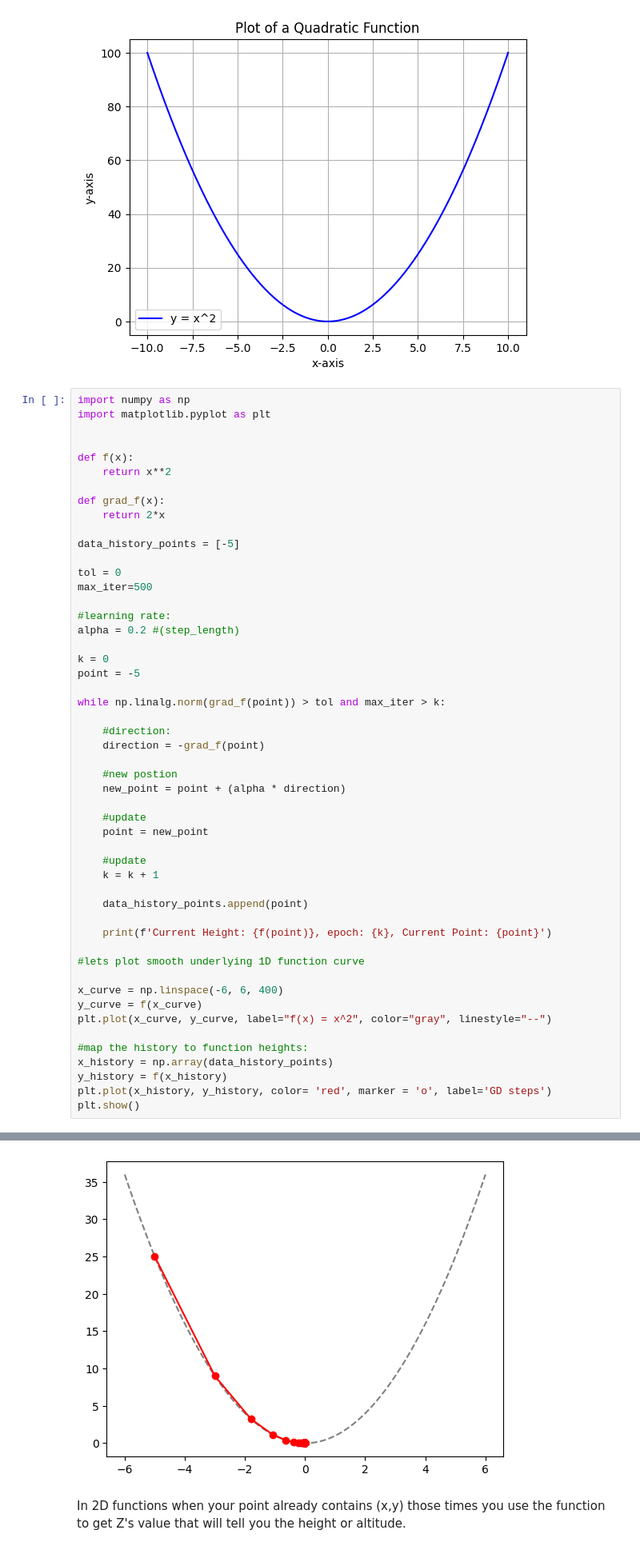
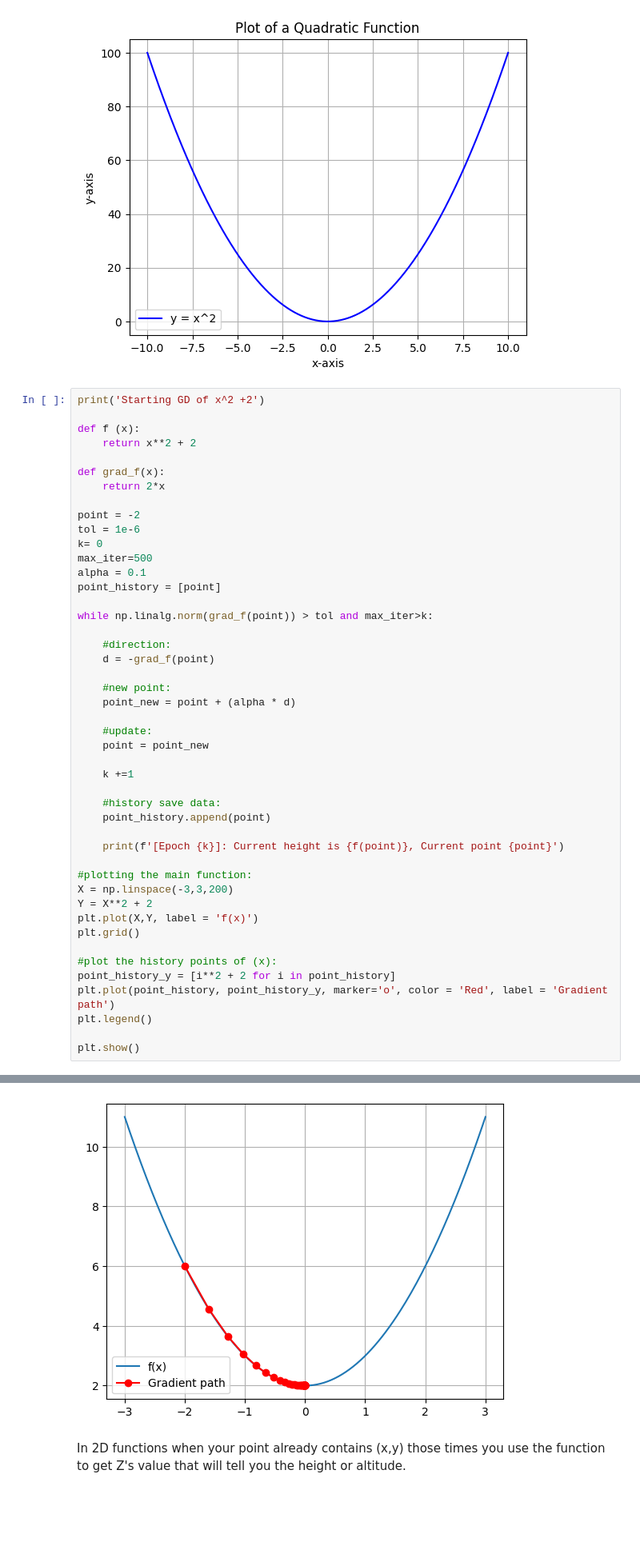
Before and after one commit to GWSuryaYT/ML-Practice, a Jupyter notebook: Optimizations/Normal GD/gradient-decent-graph.ipynb, the cells around one changed output, grey strips where cells are left out. Shown at 80% size. Drawn from its saved outputs; the diff is of its cells as text; blank space fills up the shorter version.

```diff
--- a/Optimizations/Normal GD/gradient-decent-graph.ipynb
+++ b/Optimizations/Normal GD/gradient-decent-graph.ipynb
@@ -29,54 +29,49 @@ plt.show()
 # %% [output]
 [figure]
 # %%
-import numpy as np
-import matplotlib.pyplot as plt
+print('Starting GD of x^2 +2')
 
-
-def f(x):
-    return x**2
+def f (x):
+    return x**2 + 2
 
 def grad_f(x):
     return 2*x
 
-data_history_points = [-5]
+point = -2
+tol = 1e-6
+k= 0
+max_iter=500
+alpha = 0.1
+point_history = [point]
 
-tol = 0
-max_iter=500
-
-#learning rate:
-alpha = 0.2 #(step_length)
-
-k = 0
-point = -5
-
-while np.linalg.norm(grad_f(point)) > tol and max_iter > k:
+while np.linalg.norm(grad_f(point)) > tol and max_iter>k:
 
     #direction:
-    direction = -grad_f(point)
+    d = -grad_f(point)
 
-    #new postion
-    new_point = point + (alpha * direction)
+    #new point:
+    point_new = point + (alpha * d)
 
-    #update
-    point = new_point
+    #update:
+    point = point_new
 
-    #update
-    k = k + 1
+    k +=1
 
-    data_history_points.append(point)
+    #history save data:
+    point_history.append(point)
 
-    print(f'Current Height: {f(point)}, epoch: {k}, Current Point: {point}')
+    print(f'[Epoch {k}]: Current height is {f(point)}, Current point {point}')
 
-#lets plot smooth underlying 1D function curve
+#plotting the main function:
+X = np.linspace(-3,3,200)
+Y = X**2 + 2
+plt.plot(X,Y, label = 'f(x)')
+plt.grid()
 
-x_curve = np.linspace(-6, 6, 400)
-y_curve = f(x_curve)
-plt.plot(x_curve, y_curve, label="f(x) = x^2", color="gray", linestyle="--")
+#plot the history points of (x):
+point_history_y = [i**2 + 2 for i in point_history]
+plt.plot(point_history, point_history_y, marker='o', color = 'Red', label = 'Gradient path')
+plt.legend()
 
-#map the history to function heights:
-x_history = np.array(data_history_points)
-y_history = f(x_history)
-plt.plot(x_history, y_history, color= 'red', marker = 'o', label='GD steps')
 plt.show()
 # %% [output]
@@ -100,4 +95,4 @@ Current Height: 3.5415256559585753e-221, epoch: 500, Current Point: -5.951071883
-[figure, old version]
+[figure, new version]
 # %% [markdown]
 In 2D functions when your point already contains (x,y) those times you use the function to get Z's value that will tell you the height or altitude.
 # %%
```
Also changed, not shown: parts of 2 cells of this notebook.
